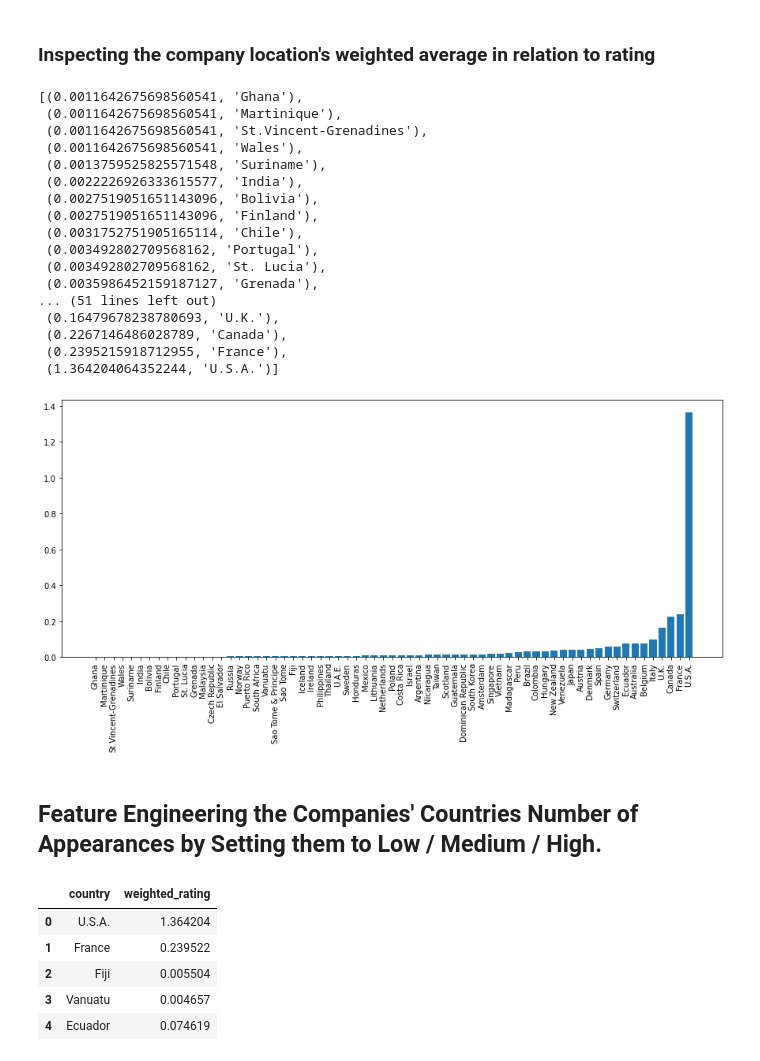
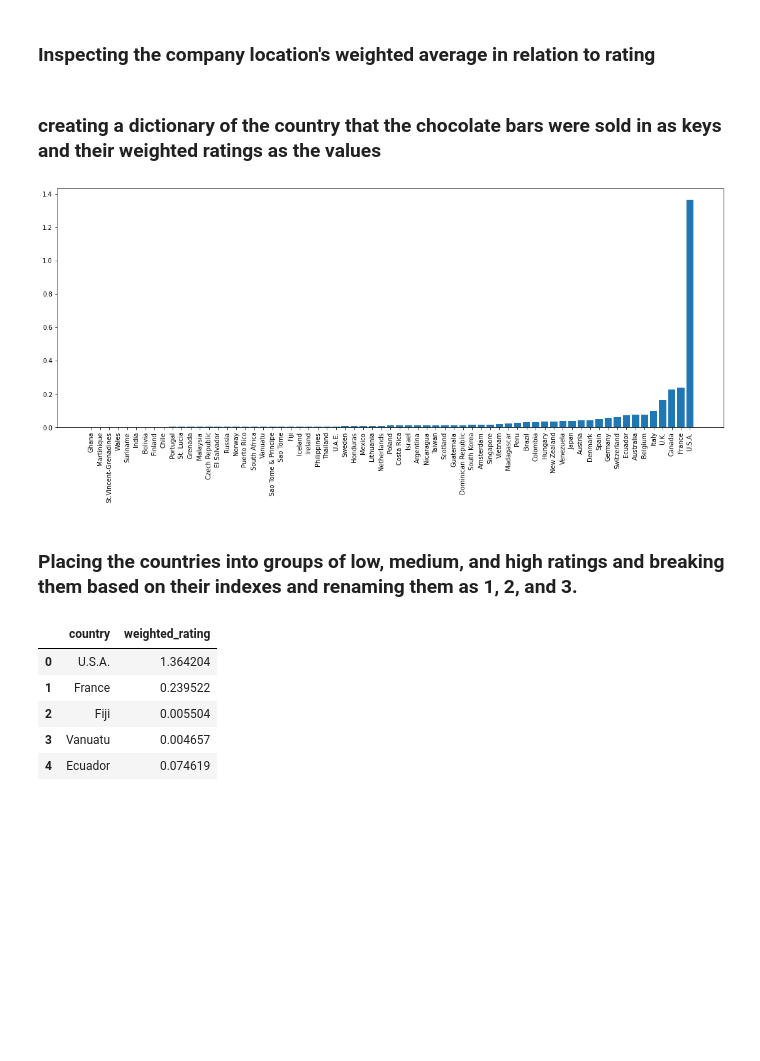
Before and after one commit to jchandleroneal/bsc-phase-three-project, a Jupyter notebook: notebooks/exploratory/chandler/main_notebook.ipynb, the cells around one changed output. Saved outputs shown, nothing was run; the diff lists cells and outputs as text; code cells hidden in the pictures; blank space fills up the shorter version.

```diff
--- a/notebooks/exploratory/chandler/main_notebook.ipynb
+++ b/notebooks/exploratory/chandler/main_notebook.ipynb
@@ -229,50 +229,34 @@ average_ratings_company_location = df.groupby('company_location')['rating'].mean
 # %%
 # Percentage of Country appearances. ex: 'U.S.A.': 0.42929720575783237
 company_location_counts = df['company_location'].value_counts(normalize=True).to_dict()
+# %% [markdown]
+### creating a dictionary of the country that the chocolate bars were sold in as keys and their weighted ratings as the values
 # %%
 #creating a weighted average number of appearances * rating
 companies_loc = df.company_location.unique()
 
 
 #Inspecting the weighting average of the appearance of countries and the rating
 
 #ex: country appearance percentage * country average rating
 weighted_rating = []
 for company in companies_loc:
     count = company_location_counts[company]
     rating = average_ratings_company_location[company]
     weighted_rating.append(count * rating)
 
-sorted_vals = sorted(list(zip(weighted_rating, companies_loc)))
-x = [val[1] for val in sorted_vals]
-y = [val[0] for val in sorted_vals]
+sorted_comp_rating_vals = sorted(list(zip(weighted_rating, companies_loc)))
+x = [val[1] for val in sorted_comp_rating_vals]
+y = [val[0] for val in sorted_comp_rating_vals]
 
-# Creating a vizualization for the relationships
-plt.figure(figsize=(15,6))
+# Creating a vizualization for the relationships weighted ratings compared with countries
+plt.figure(figsize=(19,7))
 plt.bar(x, y)
 plt.xticks(rotation=90);
-sorted_vals
 # %% [output]
-[(0.0011642675698560541, 'Ghana'),
- (0.0011642675698560541, 'Martinique'),
- (0.0011642675698560541, 'St.Vincent-Grenadines'),
- (0.0011642675698560541, 'Wales'),
- (0.0013759525825571548, 'Suriname'),
- (0.0022226926333615577, 'India'),
- (0.0027519051651143096, 'Bolivia'),
- (0.0027519051651143096, 'Finland'),
- (0.0031752751905165114, 'Chile'),
- (0.003492802709568162, 'Portugal'),
- (0.003492802709568162, 'St. Lucia'),
- (0.0035986452159187127, 'Grenada'),
-... (51 lines left out)
- (0.16479678238780693, 'U.K.'),
- (0.2267146486028789, 'Canada'),
- (0.2395215918712955, 'France'),
- (1.364204064352244, 'U.S.A.')]
-[figure, old version]
+[figure, new version]
-# %% [markdown]
-## Feature Engineering the Companies' Countries Number of Appearances by Setting them to Low / Medium / High.
+# %% [markdown]
+### Placing the countries into groups of low, medium, and high ratings and breaking them based on their indexes and renaming them as 1, 2, and 3.
 # %%
 #Matching the country weighted ratings with each country.
 #company_loc -> unique country non-repeated
```
Also changed, not shown: parts of 57 cells of this notebook.
